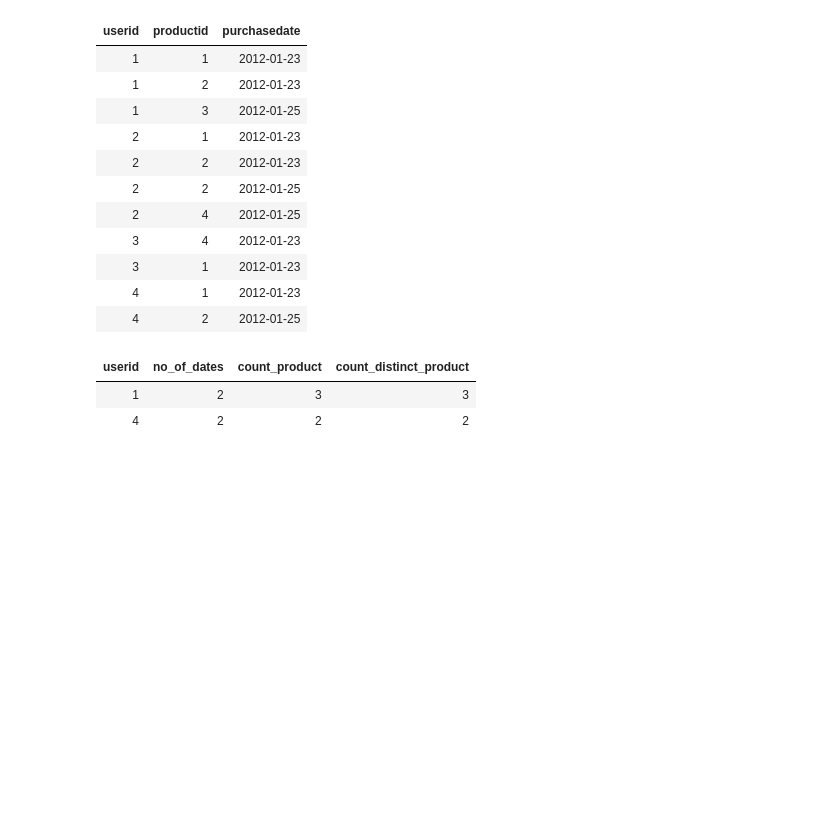
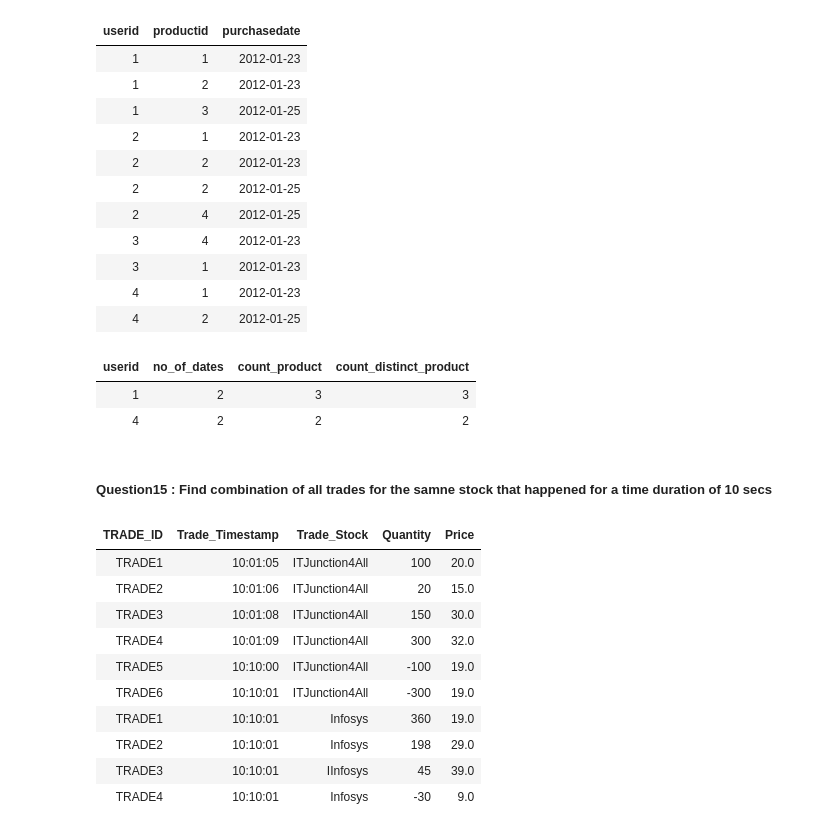
Before and after one commit to Rupam-1/SQL-Pyspark-practise_youtube, a Jupyter notebook: 04. SQL - Part3.ipynb, the cells around one changed output. Drawn from its saved outputs; the diff is of its cells as text; code cells hidden in the pictures; blank space fills up the shorter version.

```diff
--- a/04. SQL - Part3.ipynb
+++ b/04. SQL - Part3.ipynb
@@ -1316,3 +1316,39 @@ where no_of_dates > 1 and count_product = count_distinct_product;
 | userid | no_of_dates | count_product | count_distinct_product |
 | 1 | 2 | 3 | 3 |
 | 4 | 2 | 2 | 2 |
+# %% [markdown]
+##### Question15 : Find combination of all trades for the samne stock that happened for a time duration of 10 secs
+# %%
+%sql
+DROP TABLE IF EXISTS Trade_tbl;
+CREATE TABLE Trade_tbl (
+    TRADE_ID VARCHAR(20),
+    Trade_Timestamp TIME,
+    Trade_Stock VARCHAR(20),
+    Quantity INT,
+    Price FLOAT
+);
+INSERT INTO Trade_tbl VALUES
+('TRADE1', '10:01:05', 'ITJunction4All', 100, 20),
+('TRADE2', '10:01:06', 'ITJunction4All', 20, 15),
+('TRADE3', '10:01:08', 'ITJunction4All', 150, 30),
+('TRADE4', '10:01:09', 'ITJunction4All', 300, 32),
+('TRADE5', '10:10:00', 'ITJunction4All', -100, 19),
+('TRADE6', '10:10:01', 'ITJunction4All', -300, 19),
+('TRADE1', '10:10:01', 'Infosys', 360, 19),
+('TRADE2', '10:10:01', 'Infosys', 198, 29),
+('TRADE3', '10:10:01', 'IInfosys', 45, 39),
+('TRADE4', '10:10:01', 'Infosys', -30, 9);
+SELECT * FROM Trade_tbl;
+# %% [output]
+| TRADE_ID | Trade_Timestamp | Trade_Stock | Quantity | Price |
+| TRADE1 | 10:01:05 | ITJunction4All | 100 | 20.0 |
+| TRADE2 | 10:01:06 | ITJunction4All | 20 | 15.0 |
+| TRADE3 | 10:01:08 | ITJunction4All | 150 | 30.0 |
+| TRADE4 | 10:01:09 | ITJunction4All | 300 | 32.0 |
+| TRADE5 | 10:10:00 | ITJunction4All | -100 | 19.0 |
+| TRADE6 | 10:10:01 | ITJunction4All | -300 | 19.0 |
+| TRADE1 | 10:10:01 | Infosys | 360 | 19.0 |
+| TRADE2 | 10:10:01 | Infosys | 198 | 29.0 |
+| TRADE3 | 10:10:01 | IInfosys | 45 | 39.0 |
+| TRADE4 | 10:10:01 | Infosys | -30 | 9.0 |
```
Also changed, not shown: parts of 1 cell of this notebook, 1 other file.
